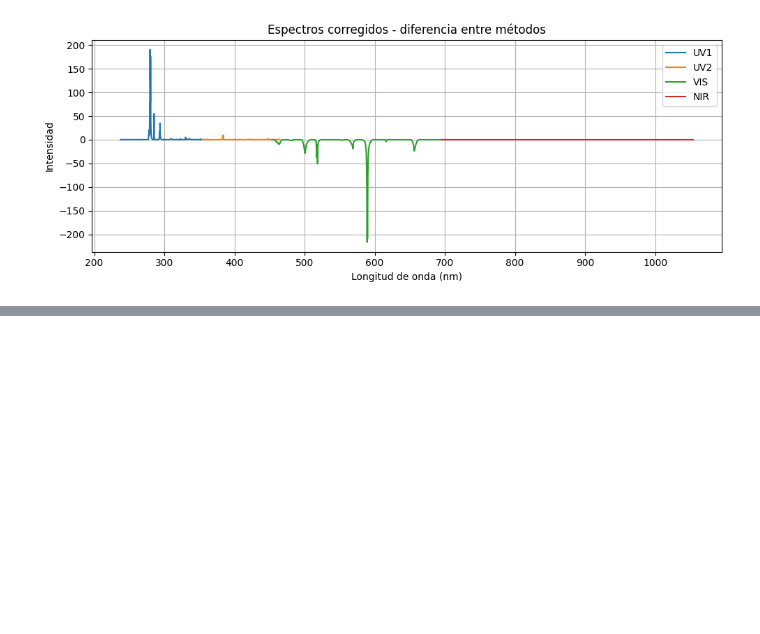
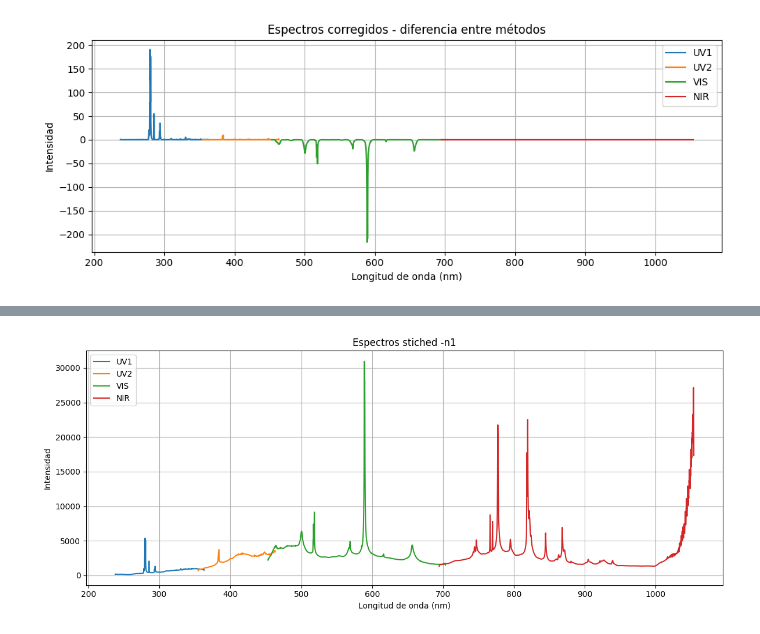
Before and after one commit to elsamoreno/LIBS_QUANTIFICATION_INTA, a Jupyter notebook: Pre_Processing/Pruebas_pipeline.ipynb, the cells around one changed output, grey strips where cells are left out. Saved outputs shown, nothing was run; the diff lists cells and outputs as text; code cells hidden in the pictures; blank space fills up the shorter version.

```diff
--- a/Pre_Processing/Pruebas_pipeline.ipynb
+++ b/Pre_Processing/Pruebas_pipeline.ipynb
@@ -350,0 +407,6 @@ plot_spectra(spectra_diff, wavelengths, nombres, title="Espectros corregidos - d
+# %%
+spectra1, wavelength, names =cargar_espectros('20250321_First_test','Sulfato50_position3_Burst5-n1',quitar_extremos=True )
+spectra2, _, _ =cargar_espectros('20250321_First_test','Sulfato50_position3_Burst5-n2',quitar_extremos=True )
+spectra3, _, _ =cargar_espectros('20250321_First_test','Sulfato50_position3_Burst5-n3',quitar_extremos=True )
+spectra4, _, _ =cargar_espectros('20250321_First_test','Sulfato50_position3_Burst5-n4',quitar_extremos=True )
+spectra5, _, _ =cargar_espectros('20250321_First_test','Sulfato50_position2_Burst5-n5',quitar_extremos=True )
@@ -350,0 +422,84 @@ plot_spectra(spectra_diff, wavelengths, nombres, title="Espectros corregidos - d
+# %%
+#Spectrum 1
+spectra_denoised1 = []
+for i, spectrum in enumerate(spectra1):
+        spectrum_denoised1 = denoise_spectrum_uwt(spectrum)
+        spectra_denoised1.append(spectrum_denoised1)
+spectra1 = stitch_spectra(spectra_denoised1, wavelength)
+plot_spectra(wavelength, spectra1, names, titulo="Espectros stiched -n1")
+spectra1, wavelength_lv1 =trim_overlap_regions(spectra1, wavelength)
+spectra_lv1_1 = []
+continuum_1= []
+for i, spectrum in enumerate(spectra1):
+        continuum, spectrum_baseless = robust_baseline_estimation(spectrum)
+        spectra_lv1_1.append(spectrum_baseless)
+        continuum_1.append(continuum)
+
+#Spectrum 2
+spectra_denoised2 = []
+for i, spectrum in enumerate(spectra2):
+        spectrum_denoised2 = denoise_spectrum_uwt(spectrum)
+        spectra_denoised2.append(spectrum_denoised2)
+spectra2 = stitch_spectra(spectra_denoised2, wavelength)
+plot_spectra(wavelength, spectra2, names, titulo="Espectros stiched -n2")
+spectra2, _ =trim_overlap_regions(spectra2, wavelength)
+spectra_lv1_2 = []
+continuum_2= []
+for i, spectrum in enumerate(spectra2):
+        continuum, spectrum_baseless = robust_baseline_estimation(spectrum)
+        spectra_lv1_2.append(spectrum_baseless)
+        continuum_2.append(continuum)
+
+#Spectrum 3
+spectra_denoised3 = []
+for i, spectrum in enumerate(spectra3):
+        spectrum_denoised3 = denoise_spectrum_uwt(spectrum)
+        spectra_denoised3.append(spectrum_denoised3)
+spectra3 = stitch_spectra(spectra_denoised3, wavelength)
+plot_spectra(wavelength, spectra3, names, titulo="Espectros stiched -n3")
+spectra3, _ =trim_overlap_regions(spectra3, wavelength)
+spectra_lv1_3 = []
+continuum_3= []
+for i, spectrum in enumerate(spectra3):
+        continuum, spectrum_baseless = robust_baseline_estimation(spectrum)
+        spectra_lv1_3.append(spectrum_baseless)
+        continuum_3.append(continuum)
+
+#Spectrum 4
+spectra_denoised4 = []
+for i, spectrum in enumerate(spectra4):
+        spectrum_denoised4 = denoise_spectrum_uwt(spectrum)
+        spectra_denoised4.append(spectrum_denoised4)
+spectra4 = stitch_spectra(spectra_denoised4, wavelength)
+plot_spectra(wavelength, spectra4, names, titulo="Espectros stiched -n4")
+spectra4, _ =trim_overlap_regions(spectra4, wavelength)
+spectra_lv1_4 = []
+continuum_4= []
+for i, spectrum in enumerate(spectra4):
+        continuum, spectrum_baseless = robust_baseline_estimation(spectrum)
+        spectra_lv1_4.append(spectrum_baseless)
+        continuum_4.append(continuum)
+
+#Spectrum 5
+spectra_denoised5 = []
+for i, spectrum in enumerate(spectra5):
+        spectrum_denoised5 = denoise_spectrum_uwt(spectrum)
+        spectra_denoised5.append(spectrum_denoised5)
+spectra5 = stitch_spectra(spectra_denoised5, wavelength)
+plot_spectra(wavelength, spectra5, names, titulo="Espectros stiched -n5")
+spectra5, _ =trim_overlap_regions(spectra5, wavelength)
+spectra_lv1_5 = []
+for i, spectrum in enumerate(spectra5):
+        continuum, spectrum_baseless = robust_baseline_estimation(spectrum)
+        spectra_lv1_5.append(spectrum_baseless)
+        continuum_5.append(continuum)
+
+
+'''
+spectra_lv1_1,wavelength_lv1 = apply_preprocessing(spectra1, wavelength)
+spectra_lv1_2,_ = apply_preprocessing(spectra2, wavelength)
+spectra_lv1_3,_ = apply_preprocessing(spectra3, wavelength)
+spectra_lv1_4,_ = apply_preprocessing(spectra4, wavelength)
+spectra_lv1_5,_ = apply_preprocessing(spectra5, wavelength)'''
+# %% [output]
+[figure, added]
```
Also changed, not shown: parts of 19 cells of this notebook.
